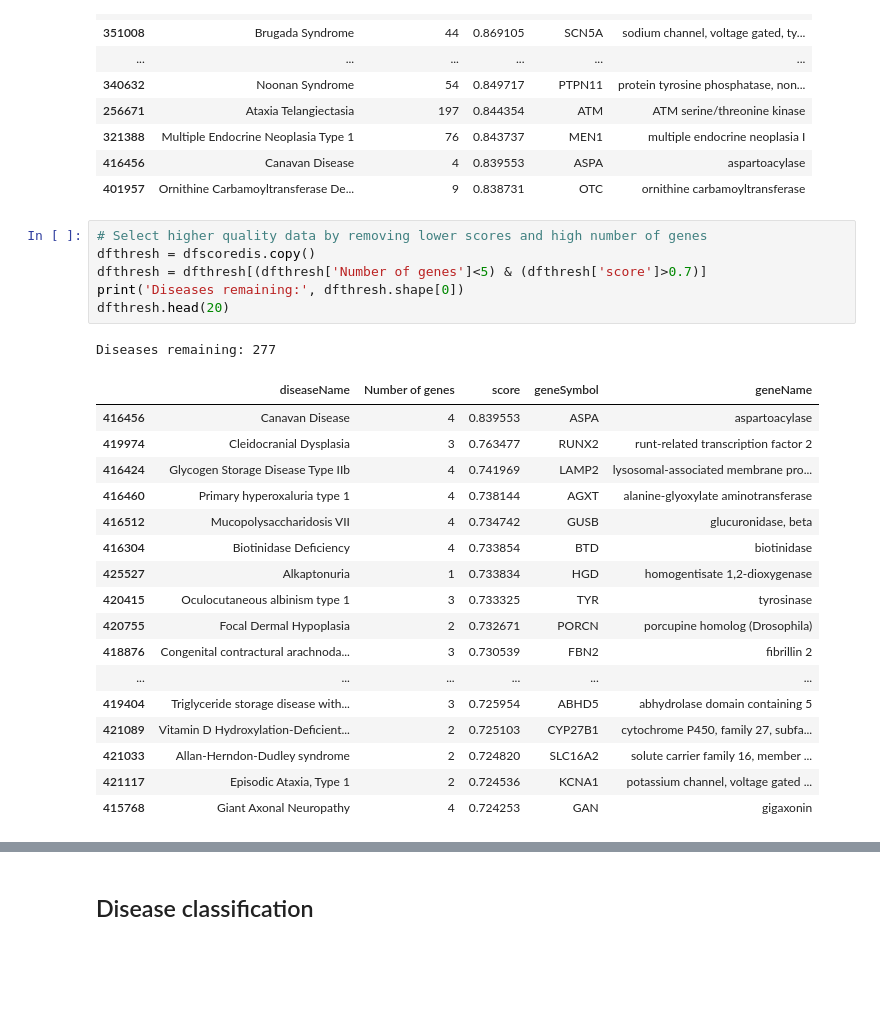
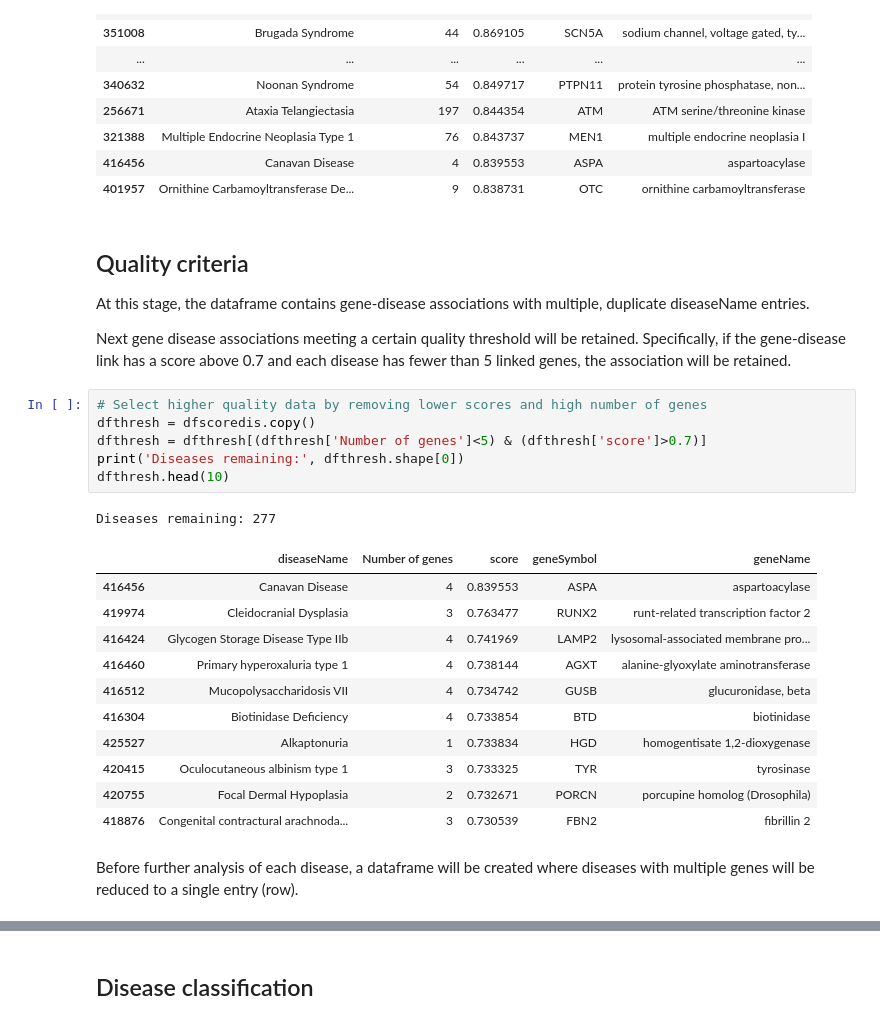
Before and after one commit to dbricare/datainc, a Jupyter notebook: genediseasedata.ipynb, the cells around one changed output, grey strips where cells are left out. Cells and saved outputs as stored; diff of their text form; blank space fills up the shorter version.

```diff
--- a/genediseasedata.ipynb
+++ b/genediseasedata.ipynb
@@ -163,28 +167,29 @@ dfscoredis.head(20)
 | 321388 | Multiple Endocrine Neoplasia Type 1 | 76 | 0.843737 | MEN1 | multiple endocrine neoplasia I |
 | 416456 | Canavan Disease | 4 | 0.839553 | ASPA | aspartoacylase |
 | 401957 | Ornithine Carbamoyltransferase De... | 9 | 0.838731 | OTC | ornithine carbamoyltransferase |
+# %% [markdown]
+## Quality criteria
+At this stage, the dataframe contains gene-disease associations with multiple, duplicate diseaseName entries.
+
+Next gene disease associations meeting a certain quality threshold will be retained. Specifically, if the gene-disease link has a score above 0.7 and each disease has fewer than 5 linked genes, the association will be retained.
 # %%
 # Select higher quality data by removing lower scores and high number of genes
 dfthresh = dfscoredis.copy()
 dfthresh = dfthresh[(dfthresh['Number of genes']<5) & (dfthresh['score']>0.7)]
 print('Diseases remaining:', dfthresh.shape[0])
-dfthresh.head(20)
+dfthresh.head(10)
 # %% [output]
 Diseases remaining: 277
 |  | diseaseName | Number of genes | score | geneSymbol | geneName |
 | 416456 | Canavan Disease | 4 | 0.839553 | ASPA | aspartoacylase |
 | 419974 | Cleidocranial Dysplasia | 3 | 0.763477 | RUNX2 | runt-related transcription factor 2 |
 | 416424 | Glycogen Storage Disease Type IIb | 4 | 0.741969 | LAMP2 | lysosomal-associated membrane pro... |
 | 416460 | Primary hyperoxaluria type 1 | 4 | 0.738144 | AGXT | alanine-glyoxylate aminotransferase |
 | 416512 | Mucopolysaccharidosis VII | 4 | 0.734742 | GUSB | glucuronidase, beta |
 | 416304 | Biotinidase Deficiency | 4 | 0.733854 | BTD | biotinidase |
 | 425527 | Alkaptonuria | 1 | 0.733834 | HGD | homogentisate 1,2-dioxygenase |
 | 420415 | Oculocutaneous albinism type 1 | 3 | 0.733325 | TYR | tyrosinase |
 | 420755 | Focal Dermal Hypoplasia | 2 | 0.732671 | PORCN | porcupine homolog (Drosophila) |
 | 418876 | Congenital contractural arachnoda... | 3 | 0.730539 | FBN2 | fibrillin 2 |
-| ... | ... | ... | ... | ... | ... |
-| 419404 | Triglyceride storage disease with... | 3 | 0.725954 | ABHD5 | abhydrolase domain containing 5 |
-| 421089 | Vitamin D Hydroxylation-Deficient... | 2 | 0.725103 | CYP27B1 | cytochrome P450, family 27, subfa... |
-| 421033 | Allan-Herndon-Dudley syndrome | 2 | 0.724820 | SLC16A2 | solute carrier family 16, member ... |
-| 421117 | Episodic Ataxia, Type 1 | 2 | 0.724536 | KCNA1 | potassium channel, voltage gated ... |
-| 415768 | Giant Axonal Neuropathy | 4 | 0.724253 | GAN | gigaxonin |
+# %% [markdown]
+Before further analysis of each disease, a dataframe will be created where diseases with multiple genes will be reduced to a single entry (row).
```
Also changed, not shown: parts of 13 cells of this notebook, 1 other file.
